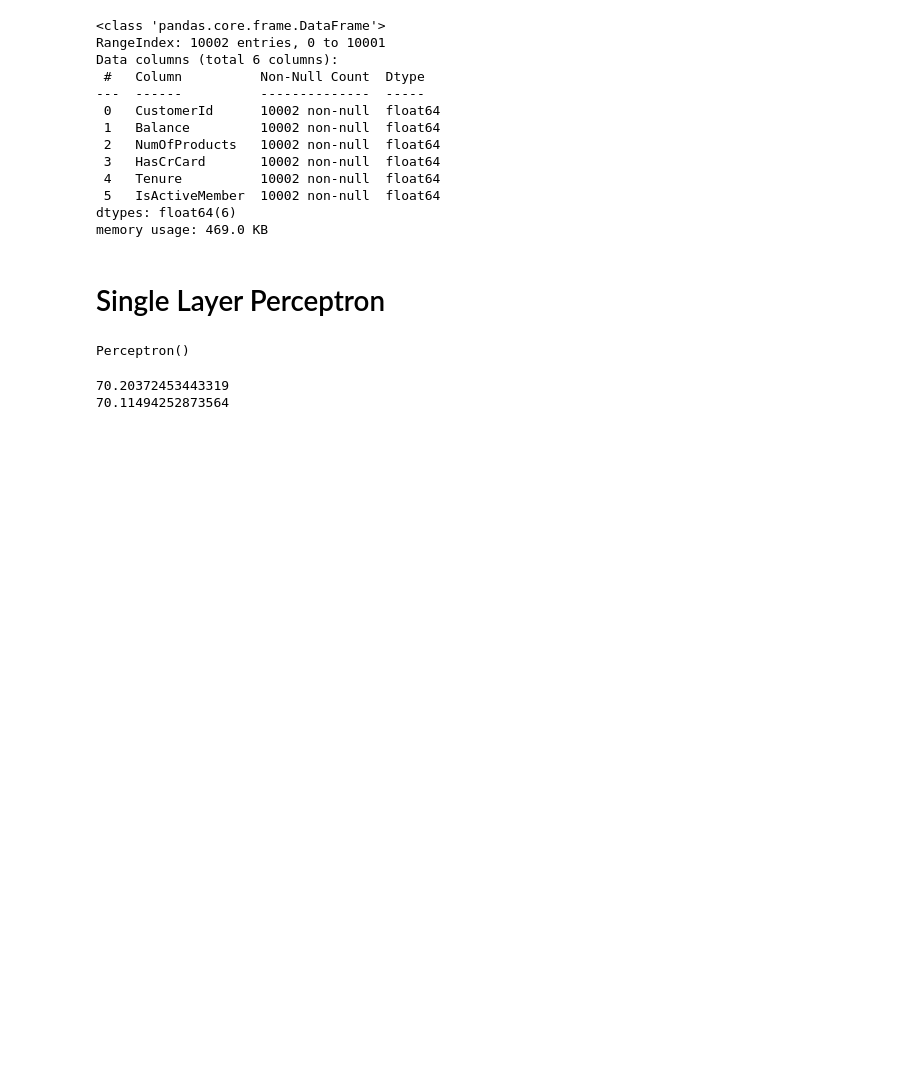
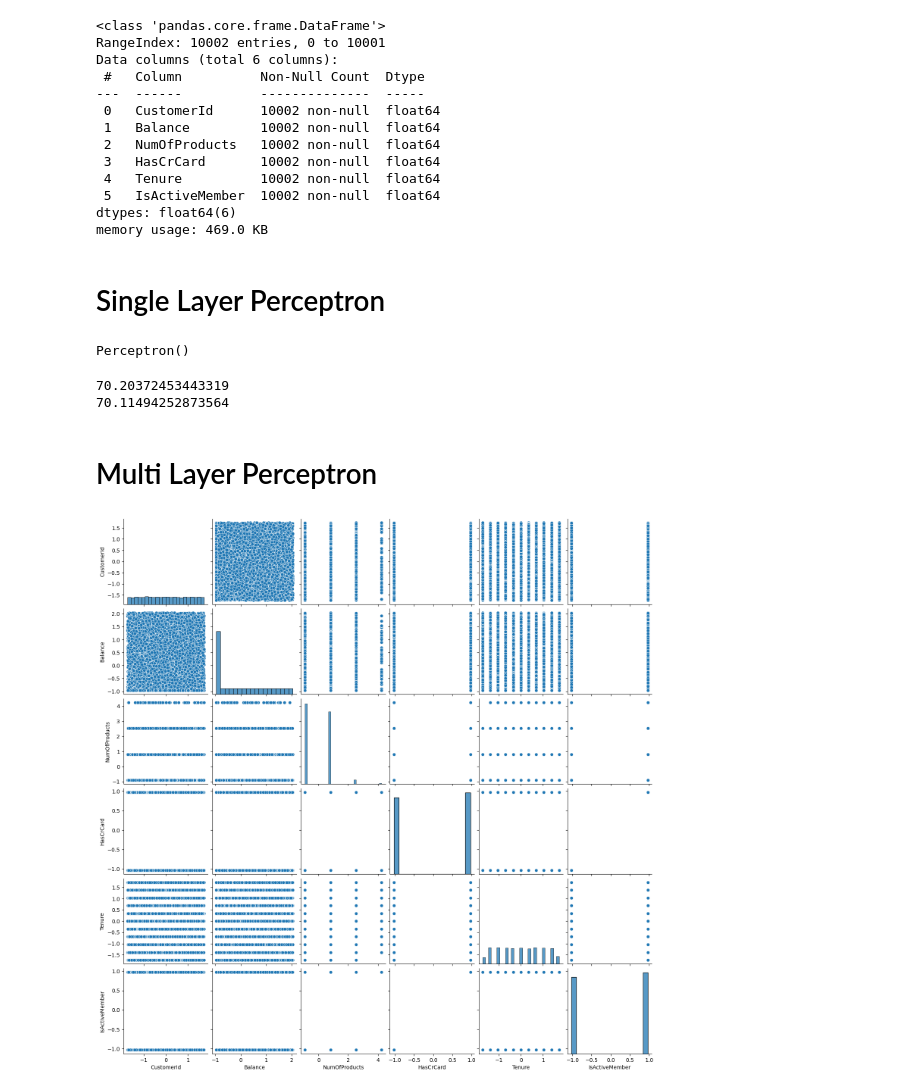
Before and after one commit to AftabQuant/Deep-Learning, a Jupyter notebook: Perception Algorithms/Multi Layer Perception .ipynb, the cells around one changed output. Cells and saved outputs as stored; diff of their text form; code cells hidden in the pictures; blank space fills up the shorter version.

```diff
--- a/Perception Algorithms/Multi Layer Perception .ipynb
+++ b/Perception Algorithms/Multi Layer Perception .ipynb
@@ -94,3 +94,10 @@ print(pr.score(x_test, y_test)*100)
 # %% [output]
 70.20372453443319
 70.11494252873564
+# %% [markdown]
+# Multi Layer Perceptron
+# %%
+sns.pairplot(x)
+plt.show()
+# %% [output]
+[figure, added]
```
Also changed, not shown: parts of 2 cells of this notebook.
